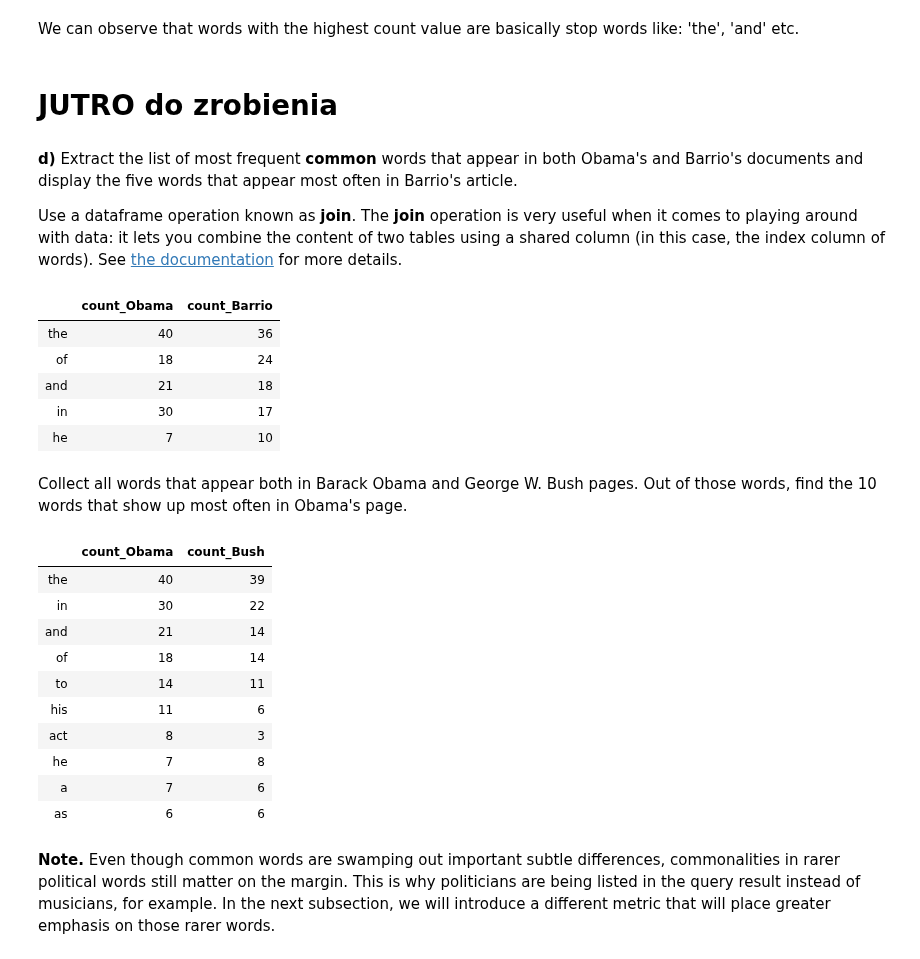
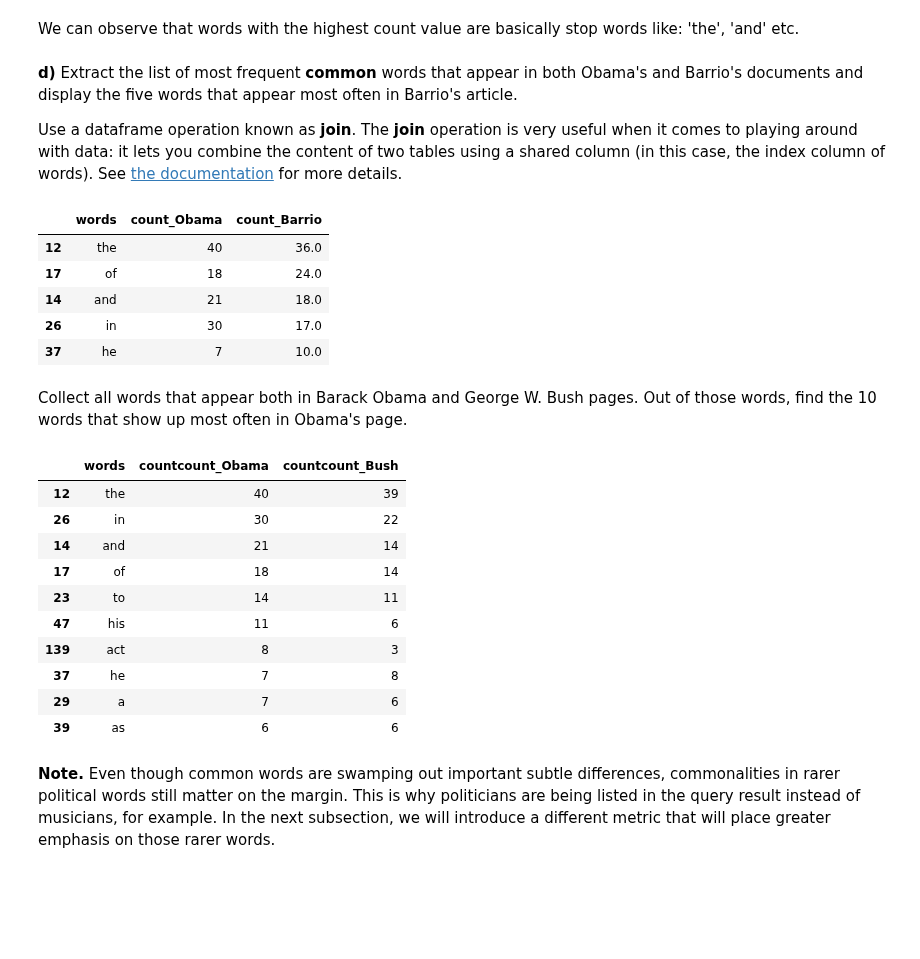
Before and after one commit to adamzulu123/Introduction-to-data-analysis, a Jupyter notebook: Notebook4/Assignment_4_without_code.ipynb, the cells around one changed output. Drawn from its saved outputs; the diff is of its cells as text; code cells hidden in the pictures; blank space fills up the shorter version.

```diff
--- a/Notebook4/Assignment_4_without_code.ipynb
+++ b/Notebook4/Assignment_4_without_code.ipynb
@@ -221,8 +221,6 @@ barrio_words
 225 rows × 2 columns
 # %% [markdown]
 We can observe that words with the highest count value are basically stop words like: 'the', 'and' etc.
-# %% [markdown]
-# JUTRO do zrobienia
 # %% [markdown]
 **d)** Extract the list of most frequent **common** words that appear in both Obama's and Barrio's documents and display the five words that appear most often in Barrio's article.
 
@@ -230,33 +228,34 @@ Use a dataframe operation known as **join**. The **join** operation is very usef
 # %%
 # Modify the code to avoid error.
 
-common_words = obama_words.join(barrio_words)
+#sufix is used to avoid error caused by the same column names
+common_words = obama_words.join(barrio_words.set_index('words'), on='words', lsuffix='_Obama', rsuffix='_Barrio')
 common_words.sort_values(by='count_Barrio', ascending=False).head(5)
 # %% [output]
-|  | count_Obama | count_Barrio |
-| the | 40 | 36 |
-| of | 18 | 24 |
-| and | 21 | 18 |
-| in | 30 | 17 |
-| he | 7 | 10 |
+|  | words | count_Obama | count_Barrio |
+| 12 | the | 40 | 36.0 |
+| 17 | of | 18 | 24.0 |
+| 14 | and | 21 | 18.0 |
+| 26 | in | 30 | 17.0 |
+| 37 | he | 7 | 10.0 |
 # %% [markdown]
 Collect all words that appear both in Barack Obama and George W. Bush pages.  Out of those words, find the 10 words that show up most often in Obama's page.
 # %%
 bush_words = top_words('George W. Bush')
 # Modify the code to avoid error.
-obama_words.join(bush_words).head(10)
+obama_words.join(bush_words.set_index('words'), on='words', how='inner', lsuffix='count_Obama', rsuffix='count_Bush').head(10)
 # %% [output]
-|  | count_Obama | count_Bush |
-| the | 40 | 39 |
-| in | 30 | 22 |
-| and | 21 | 14 |
-| of | 18 | 14 |
-| to | 14 | 11 |
-| his | 11 | 6 |
-| act | 8 | 3 |
-| he | 7 | 8 |
-| a | 7 | 6 |
-| as | 6 | 6 |
+|  | words | countcount_Obama | countcount_Bush |
+| 12 | the | 40 | 39 |
+| 26 | in | 30 | 22 |
+| 14 | and | 21 | 14 |
+| 17 | of | 18 | 14 |
+| 23 | to | 14 | 11 |
+| 47 | his | 11 | 6 |
+| 139 | act | 8 | 3 |
+| 37 | he | 7 | 8 |
+| 29 | a | 7 | 6 |
+| 39 | as | 6 | 6 |
 # %% [markdown]
 **Note.** Even though common words are swamping out important subtle differences, commonalities in rarer political words still matter on the margin. This is why politicians are being listed in the query result instead of musicians, for example. In the next subsection, we will introduce a different metric that will place greater emphasis on those rarer words.
 # %% [markdown]
```
Also changed, not shown: parts of 28 cells of this notebook.
